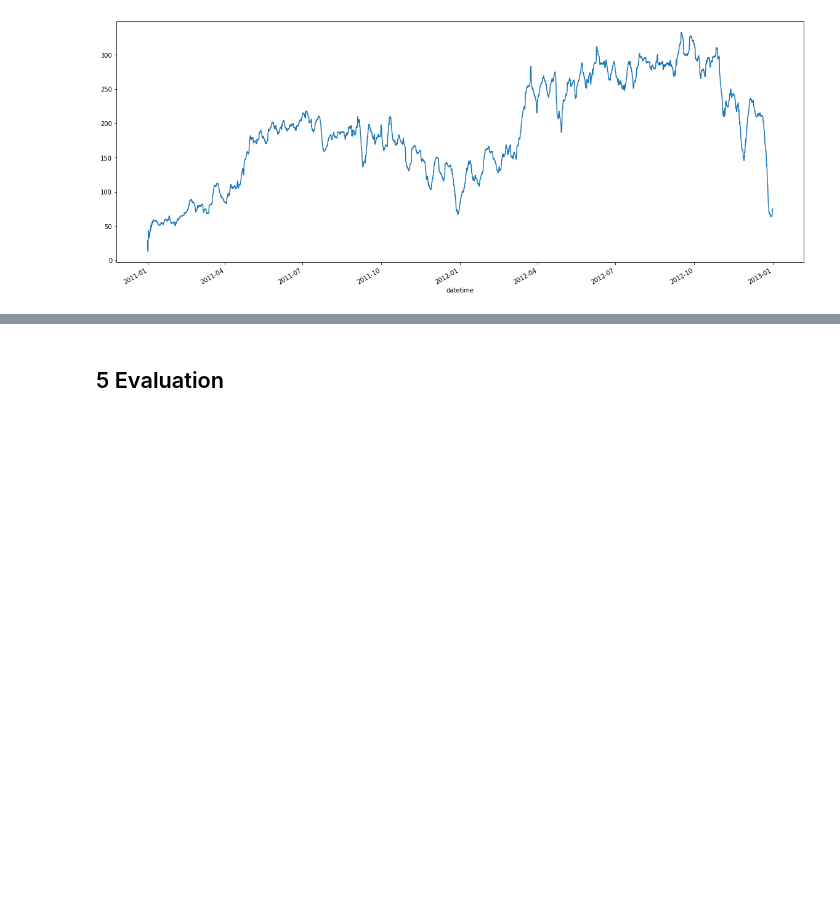
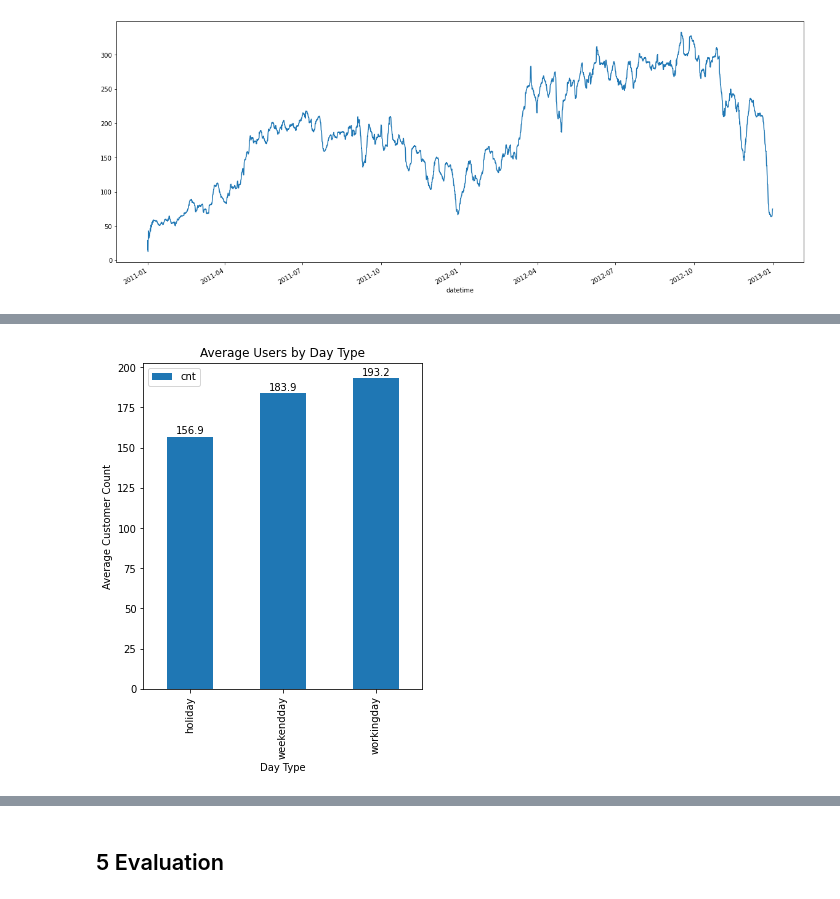
Before and after one commit to hanslemm/Study, a Jupyter notebook: Data Analysis.ipynb, the cells around one changed output, grey strips where cells are left out. Drawn from its saved outputs; the diff is of its cells as text; code cells hidden in the pictures; blank space fills up the shorter version.

```diff
--- a/Data Analysis.ipynb
+++ b/Data Analysis.ipynb
@@ -297,0 +381,6 @@ df_clean.loc[h0w0]
+# %%
+pivot_table1=pd.pivot_table(df_clean, values='cnt', columns='daytype', aggfunc=np.mean)
+ax=pivot_table1.T.plot(kind='bar', figsize=(5,6), title='Average Users by Day Type', ylabel='Average Customer Count', xlabel='Day Type')
+add_value_labels(ax)
+# %% [output]
+[figure, added]
```
Also changed, not shown: parts of 21 cells of this notebook.
